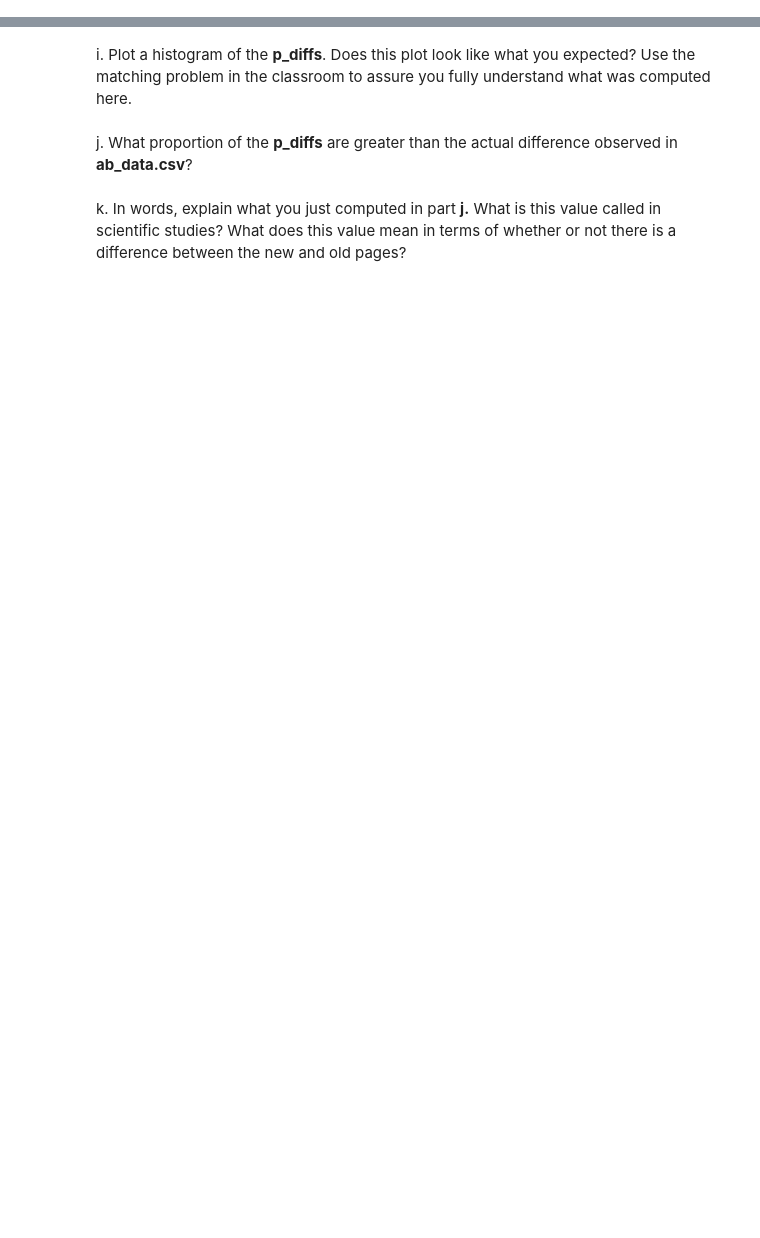
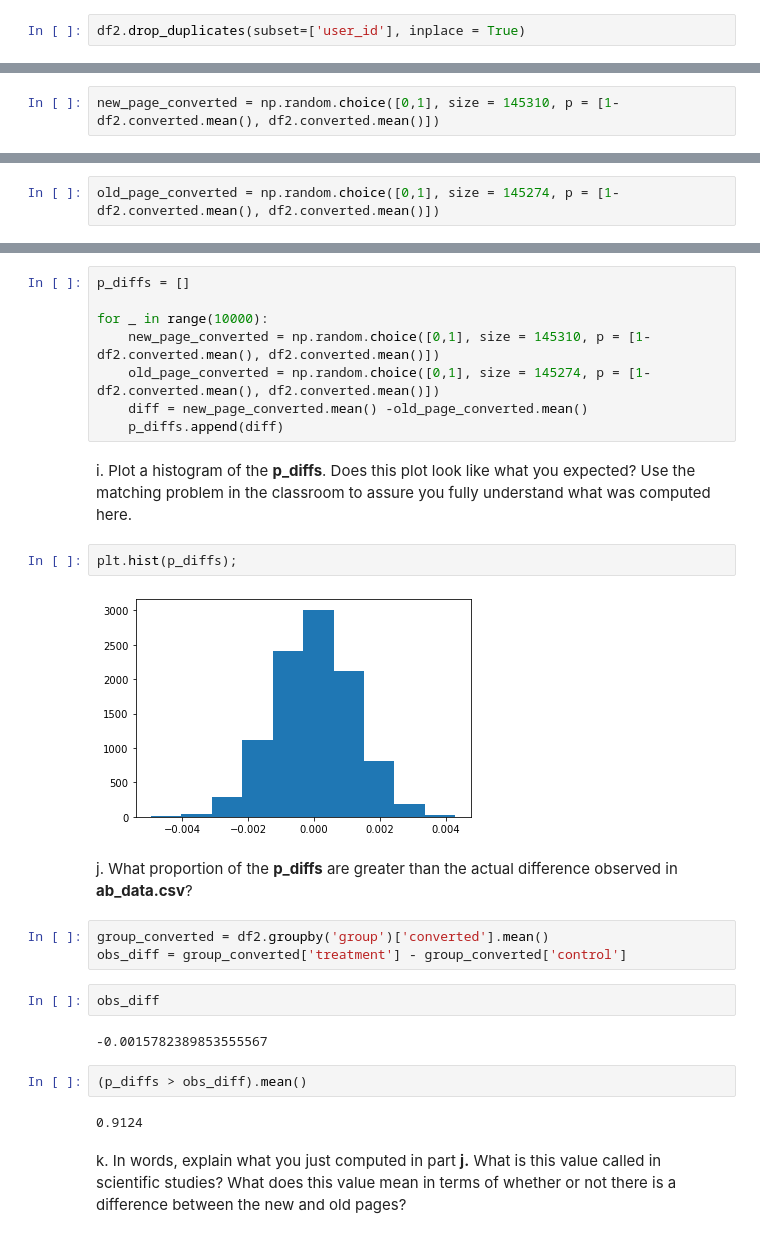
Before and after one commit to KaoriMI/Project_analyse_ab_test_results, a Jupyter notebook: Analyze_ab_test_results_notebook.ipynb, the cells around one changed output, grey strips where cells are left out. Drawn from its saved outputs; the diff is of its cells as text; blank space fills up the shorter version.

```diff
--- a/Analyze_ab_test_results_notebook.ipynb
+++ b/Analyze_ab_test_results_notebook.ipynb
@@ -131,3 +128,5 @@ df2 = df2.drop_duplicates()
+# %%
+df2.drop_duplicates(subset=['user_id'], inplace = True)
 # %% [markdown]
 `4.` Use **df2** in the below cells to answer the quiz questions related to **Quiz 4** in the classroom.
 
@@ -208,2 +217,4 @@ d. What is $n_{old}$?
 # %% [markdown]
 e. Simulate $n_{new}$ transactions with a convert rate of $p_{new}$ under the null.  Store these $n_{new}$ 1's and 0's in **new_page_converted**.
+# %%
+new_page_converted = np.random.choice([0,1], size = 145310, p = [1-df2.converted.mean(), df2.converted.mean()])
@@ -210,2 +225,4 @@ e. Simulate $n_{new}$ transactions with a convert rate of $p_{new}$ under the nu
 # %% [markdown]
 f. Simulate $n_{old}$ transactions with a convert rate of $p_{old}$ under the null.  Store these $n_{old}$ 1's and 0's in **old_page_converted**.
+# %%
+old_page_converted = np.random.choice([0,1], size = 145274, p = [1-df2.converted.mean(), df2.converted.mean()])
@@ -214,8 +239,31 @@ g. Find $p_{new}$ - $p_{old}$ for your simulated values from part (e) and (f).
 # %% [markdown]
 h. Simulate 10,000 $p_{new}$ - $p_{old}$ values using this same process similarly to the one you calculated in parts **a. through g.** above.  Store all 10,000 values in a numpy array called **p_diffs**.
+# %%
+p_diffs = []
+
+for _ in range(10000):
+    new_page_converted = np.random.choice([0,1], size = 145310, p = [1-df2.converted.mean(), df2.converted.mean()])
+    old_page_converted = np.random.choice([0,1], size = 145274, p = [1-df2.converted.mean(), df2.converted.mean()])
+    diff = new_page_converted.mean() -old_page_converted.mean()
+    p_diffs.append(diff)
 # %% [markdown]
 i. Plot a histogram of the **p_diffs**.  Does this plot look like what you expected?  Use the matching problem in the classroom to assure you fully understand what was computed here.
+# %%
+plt.hist(p_diffs);
+# %% [output]
+[figure, added]
 # %% [markdown]
 j. What proportion of the **p_diffs** are greater than the actual difference observed in **ab_data.csv**?
+# %%
+group_converted = df2.groupby('group')['converted'].mean()
+obs_diff = group_converted['treatment'] - group_converted['control']
+# %%
+obs_diff
+# %% [output]
+-0.0015782389853555567
+# %%
+(p_diffs > obs_diff).mean()
+# %% [output]
+0.9124
 # %% [markdown]
 k. In words, explain what you just computed in part **j.**  What is this value called in scientific studies?  What does this value mean in terms of whether or not there is a difference between the new and old pages?
```
Also changed, not shown: parts of 22 cells of this notebook.
